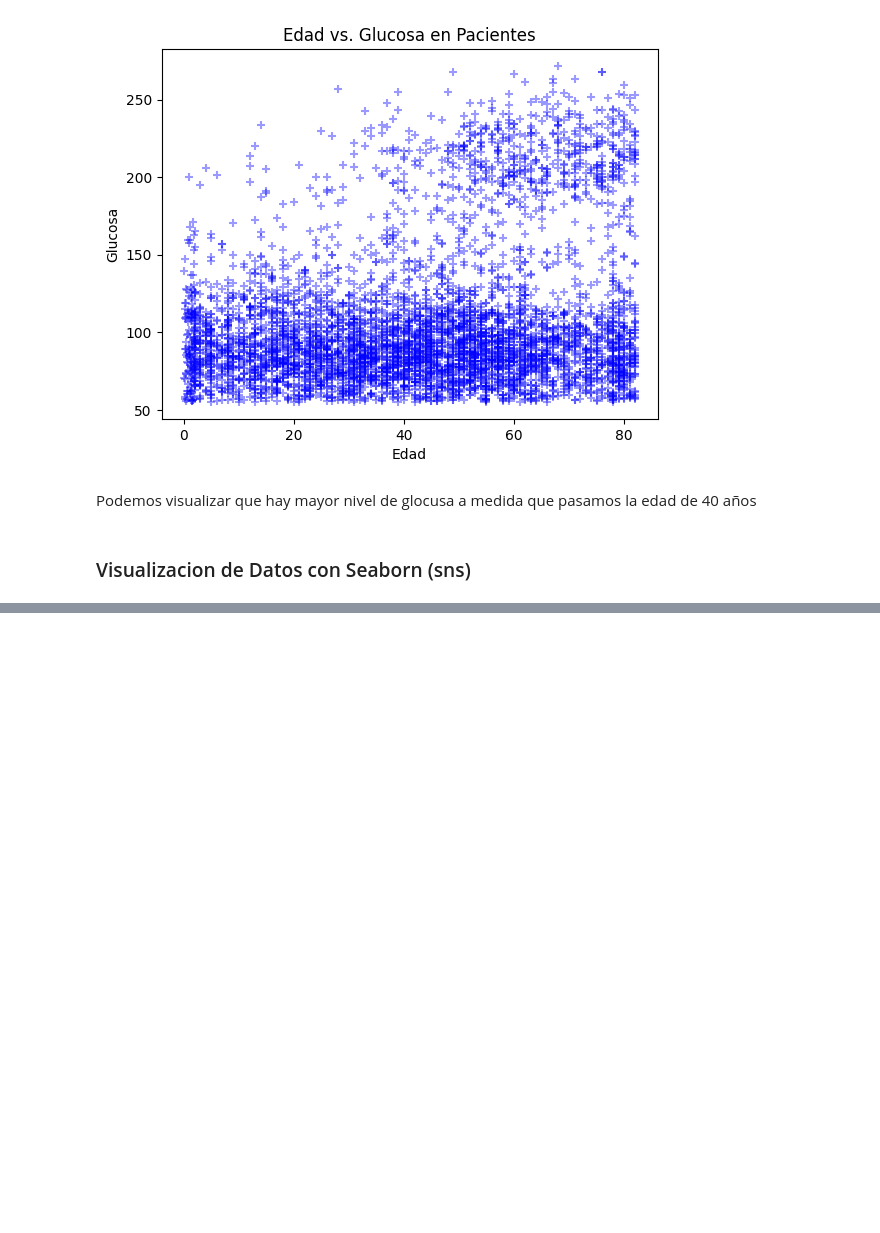
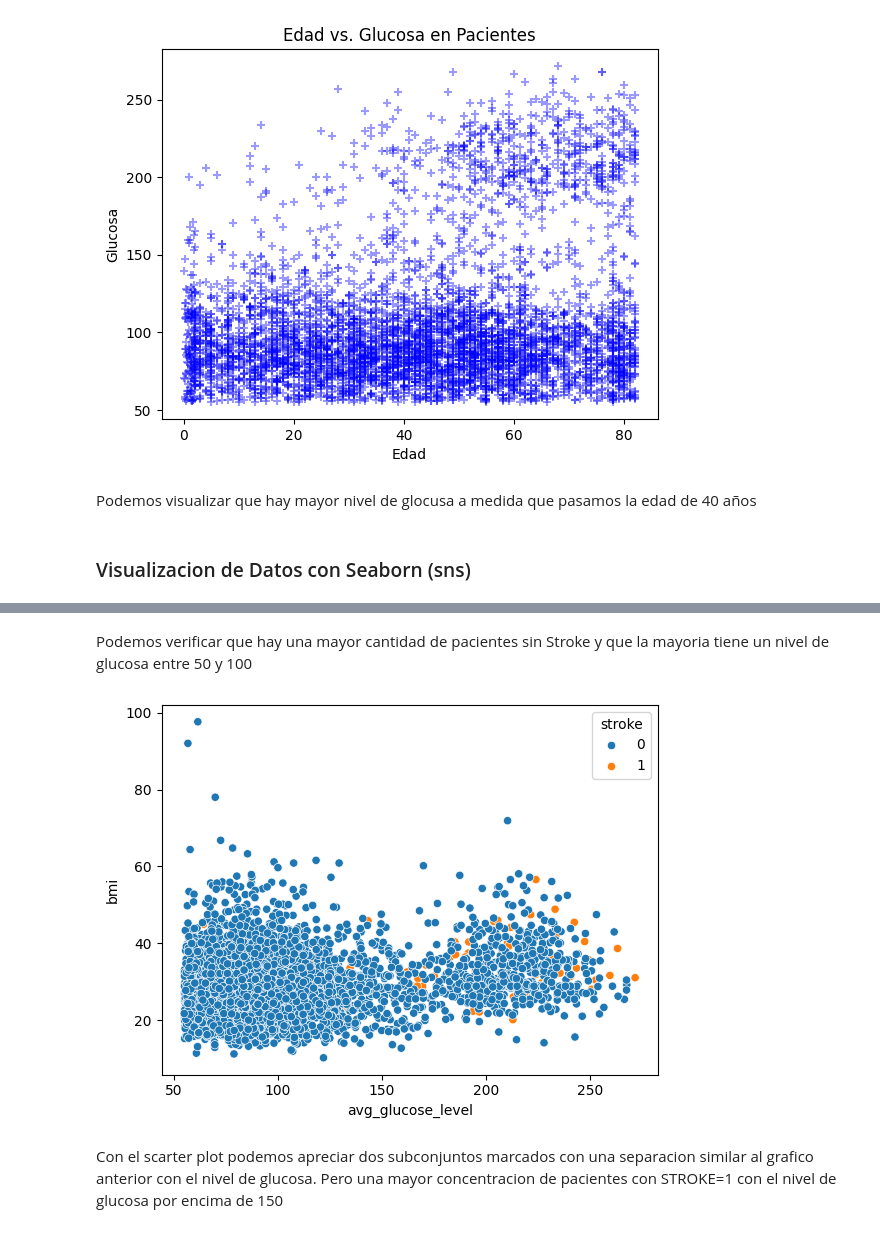
Before and after one commit to CarlosLeguiz/StrokePrediction, a Jupyter notebook: StrokePrediction.ipynb, the cells around one changed output, grey strips where cells are left out. Drawn from its saved outputs; the diff is of its cells as text; code cells hidden in the pictures; blank space fills up the shorter version.

```diff
--- a/StrokePrediction.ipynb
+++ b/StrokePrediction.ipynb
@@ -332,0 +340,9 @@ Podemos visualizar que hay mayor nivel de glocusa a medida que pasamos la edad d
+# %% [markdown]
+Podemos verificar que hay una mayor cantidad de pacientes sin Stroke y que la mayoria tiene un nivel de glucosa entre 50 y 100
+# %%
+stroke = df
+g = sns.scatterplot(data=stroke, x="avg_glucose_level", y="bmi", hue="stroke")
+# %% [output]
+[figure, added]
+# %% [markdown]
+Con el scarter plot podemos apreciar dos subconjuntos marcados con una separacion similar al grafico anterior con el nivel de glucosa. Pero una mayor concentracion de pacientes con STROKE=1 con el nivel de glucosa por encima de 150
```
Also changed, not shown: parts of 2 cells of this notebook.
